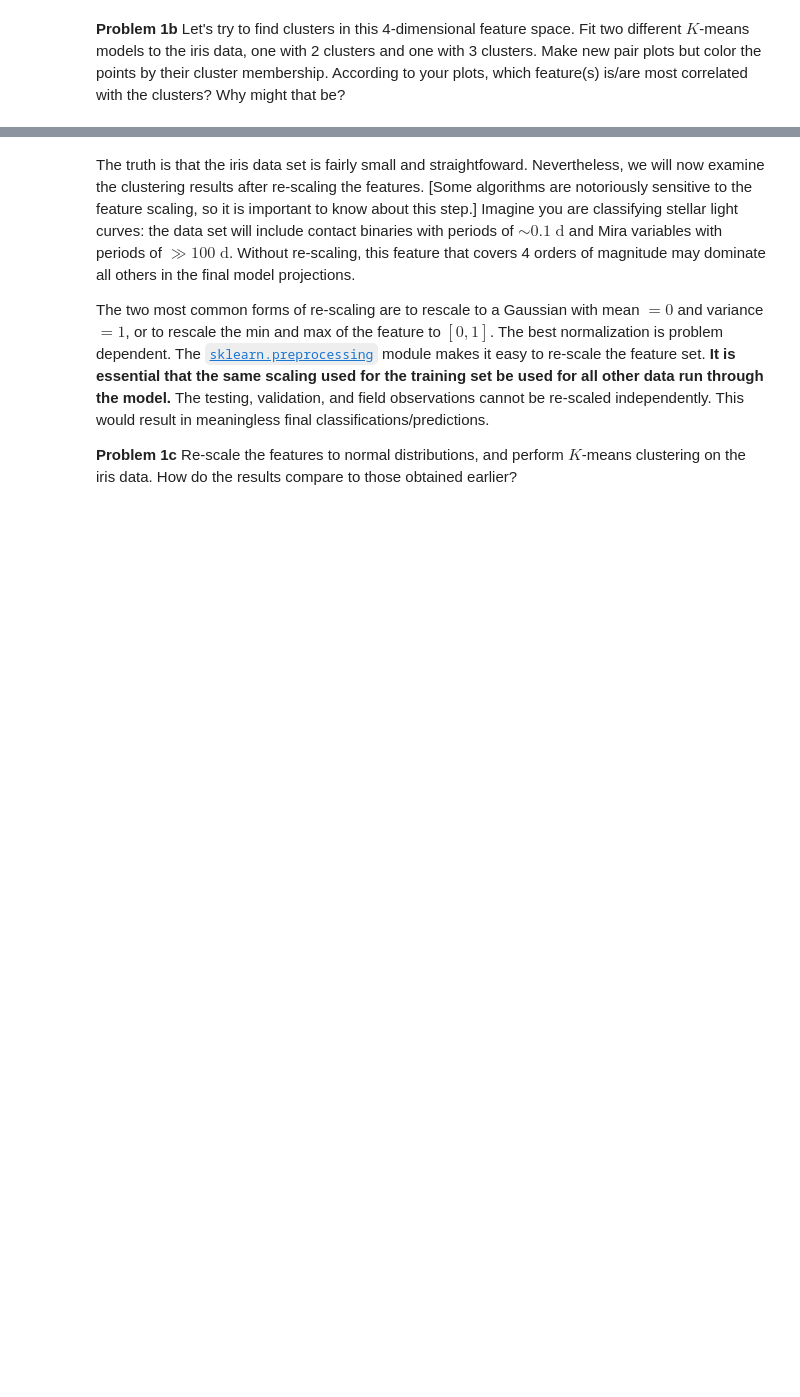
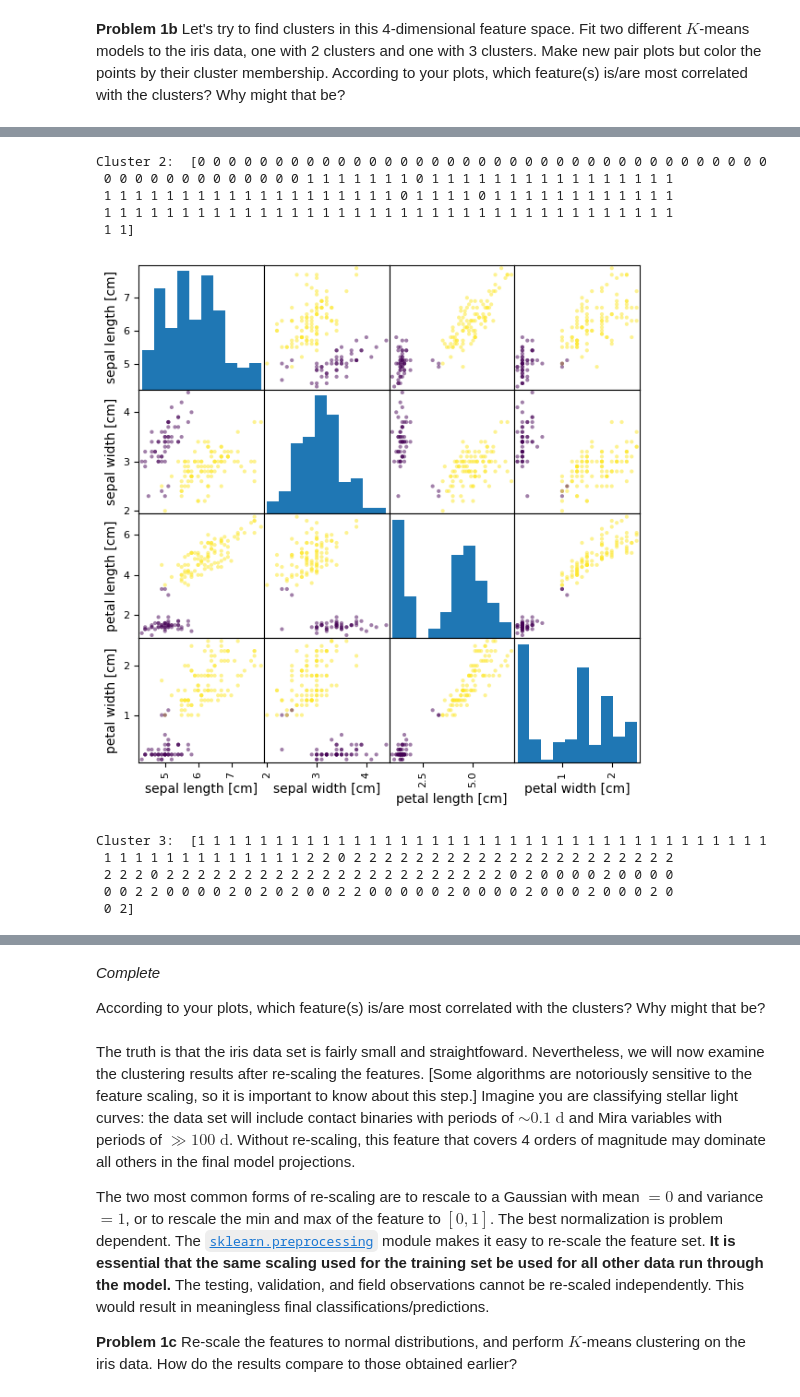
Before and after one commit to ASTR154/clustering, a Jupyter notebook: clustering.ipynb, the cells around one changed output, grey strips where cells are left out. Cells and saved outputs as stored; diff of their text form; code cells hidden in the pictures; blank space fills up the shorter version.

```diff
--- a/clustering.ipynb
+++ b/clustering.ipynb
@@ -38,0 +54,31 @@ print(clusters2)
+# %%
+from sklearn.cluster import KMeans
+
+kmeans2 = KMeans(n_clusters=2)
+kmeans2.fit(iris_data)
+clusters2 =  kmeans2.predict(iris_data)
+print("Cluster 2: ", clusters2)
+
+df = pd.DataFrame(iris_data,columns=['sepal length [cm]','sepal width [cm]','petal length [cm]','petal width [cm]'])
+pd.plotting.scatter_matrix(df, c=clusters2, alpha=0.5, figsize=(7,7))
+plt.show()
+
+kmeans3 = KMeans(n_clusters=3)
+kmeans3.fit(iris_data)
+clusters3 = kmeans3.predict(iris_data)
+print("Cluster 3: ", clusters3)
+
+pd.plotting.scatter_matrix(df, c=clusters3, alpha=0.5, figsize=(7,7))
+plt.show()
+# %% [output]
+Cluster 2:  [0 0 0 0 0 0 0 0 0 0 0 0 0 0 0 0 0 0 0 0 0 0 0 0 0 0 0 0 0 0 0 0 0 0 0 0 0
+ 0 0 0 0 0 0 0 0 0 0 0 0 0 1 1 1 1 1 1 1 0 1 1 1 1 1 1 1 1 1 1 1 1 1 1 1 1
+ 1 1 1 1 1 1 1 1 1 1 1 1 1 1 1 1 1 1 1 0 1 1 1 1 0 1 1 1 1 1 1 1 1 1 1 1 1
+ 1 1 1 1 1 1 1 1 1 1 1 1 1 1 1 1 1 1 1 1 1 1 1 1 1 1 1 1 1 1 1 1 1 1 1 1 1
+ 1 1]
+[figure, added]
+Cluster 3:  [1 1 1 1 1 1 1 1 1 1 1 1 1 1 1 1 1 1 1 1 1 1 1 1 1 1 1 1 1 1 1 1 1 1 1 1 1
+ 1 1 1 1 1 1 1 1 1 1 1 1 1 2 2 0 2 2 2 2 2 2 2 2 2 2 2 2 2 2 2 2 2 2 2 2 2
+ 2 2 2 0 2 2 2 2 2 2 2 2 2 2 2 2 2 2 2 2 2 2 2 2 2 2 0 2 0 0 0 0 2 0 0 0 0
+ 0 0 2 2 0 0 0 0 2 0 2 0 2 0 0 2 2 0 0 0 0 0 2 0 0 0 0 2 0 0 0 2 0 0 0 2 0
+ 0 2]
@@ -39,3 +86,8 @@ print(clusters2)
+# %% [markdown]
+*Complete*
+
+
+According to your plots, which feature(s) is/are most correlated with the clusters? Why might that be?
 # %% [markdown]
 The truth is that the iris data set is fairly small and straightfoward. Nevertheless, we will now examine the clustering results after re-scaling the features. [Some algorithms are notoriously sensitive to the feature scaling, so it is important to know about this step.] Imagine you are classifying stellar light curves: the data set will include contact binaries with periods of $\sim 0.1 \; \mathrm{d}$ and Mira variables with periods of $\gg 100 \; \mathrm{d}$. Without re-scaling, this feature that covers 4 orders of magnitude may dominate all others in the final model projections.
 
```
Also changed, not shown: parts of 7 cells of this notebook.
